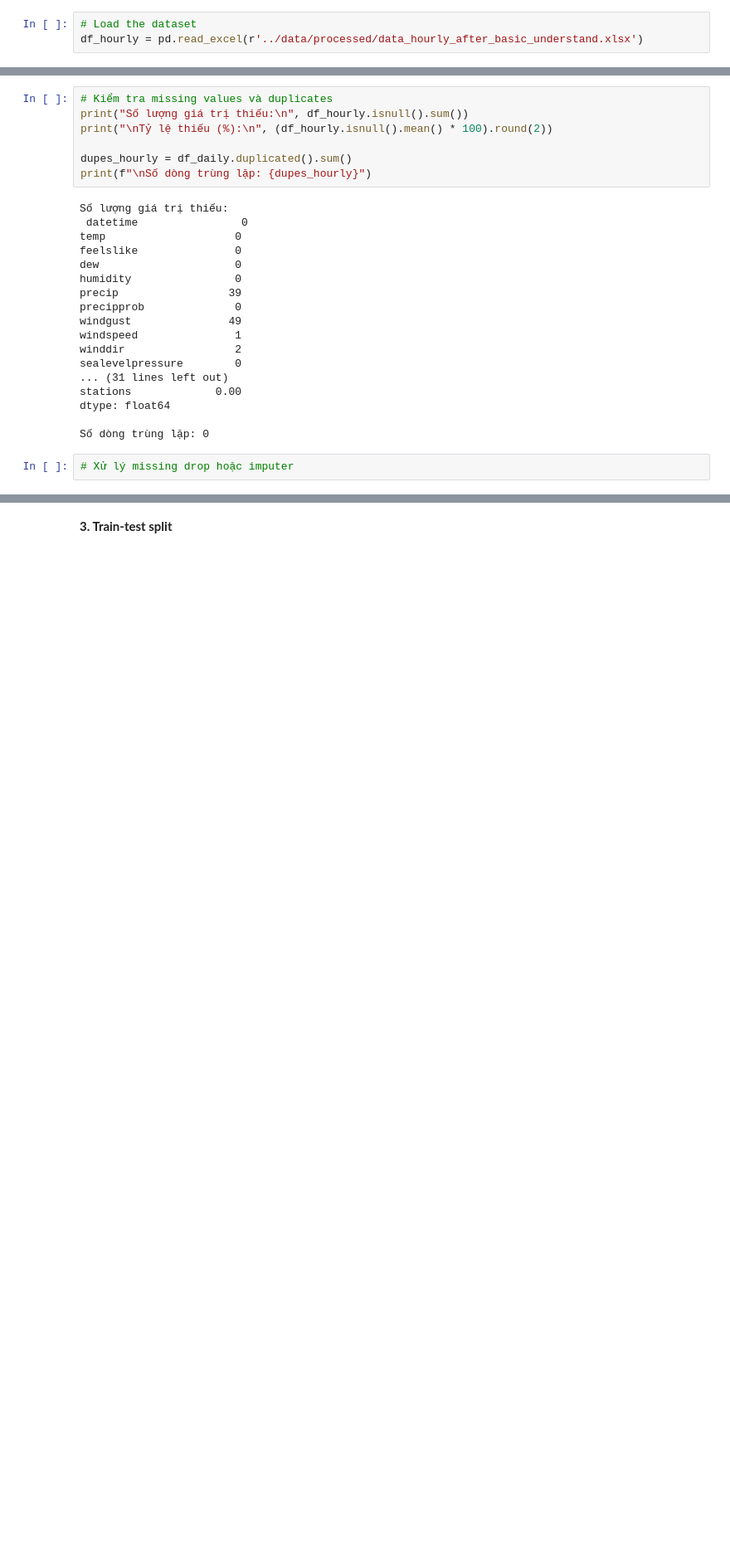
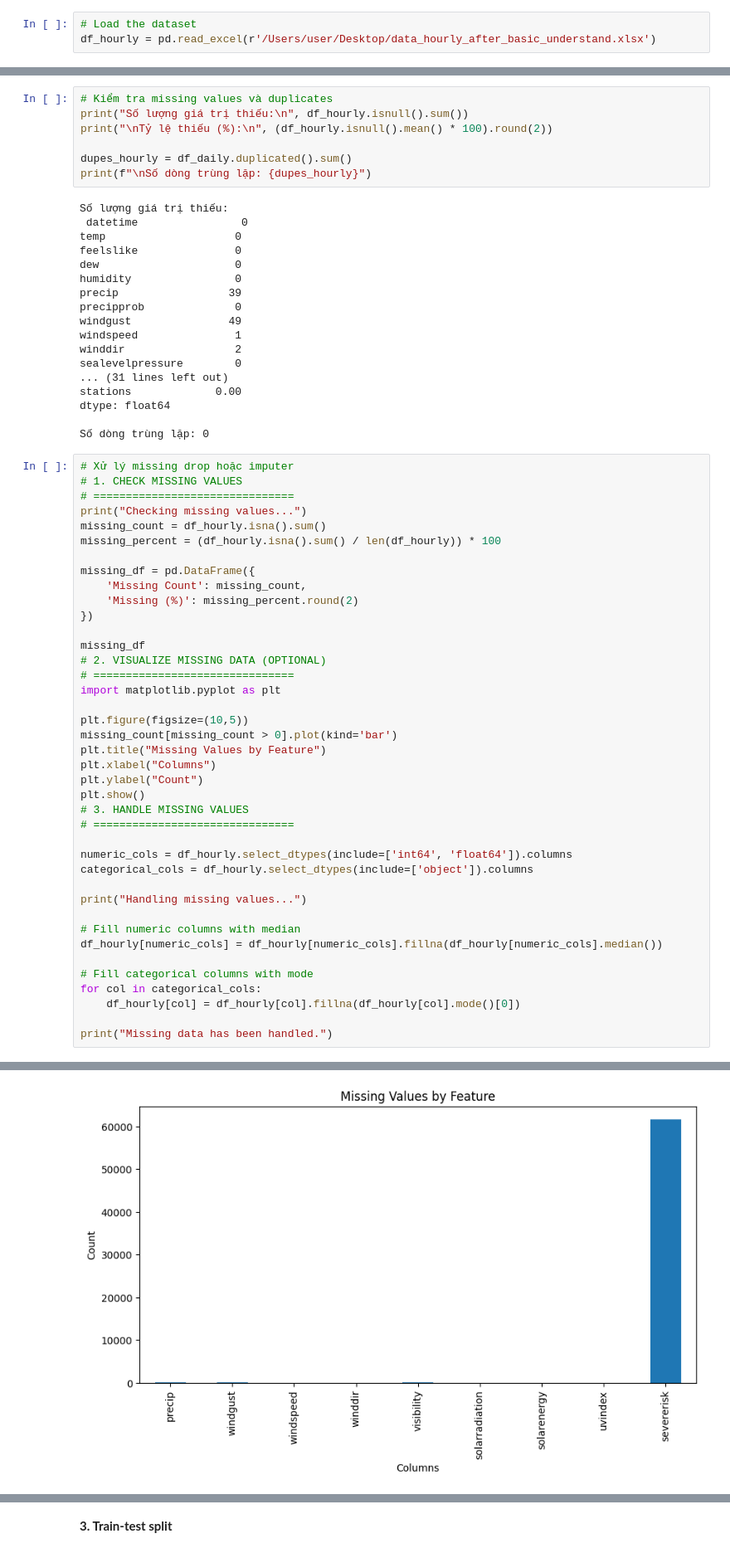
Before and after one commit to tungvoi38/Machine_Learning_Group_3, a Jupyter notebook: temperature_prediction_Hanoi/notebooks/02-data_processing.ipynb, the cells around one changed output, grey strips where cells are left out. Shown at 83% size. Drawn from its saved outputs; the diff is of its cells as text; blank space fills up the shorter version.

```diff
--- a/temperature_prediction_Hanoi/notebooks/02-data_processing.ipynb
+++ b/temperature_prediction_Hanoi/notebooks/02-data_processing.ipynb
@@ -583,7 +583,7 @@ Nếu bạn muốn điều chỉnh tham số (ví dụ `select_k`, `outlier_thre
 **1. Overview of Data after Data Understanding**
 # %%
 # Load the dataset
-df_hourly = pd.read_excel(r'../data/processed/data_hourly_after_basic_understand.xlsx')
+df_hourly = pd.read_excel(r'/Users/user/Desktop/data_hourly_after_basic_understand.xlsx')
 # %%
 # Xác định loại dữ liệu
 numerical_features = df_hourly.select_dtypes(include=['float64', 'int64']).columns.tolist()
@@ -623,3 +623,42 @@ dtype: float64
 Số dòng trùng lặp: 0
 # %%
 # Xử lý missing drop hoặc imputer
+# 1. CHECK MISSING VALUES
+# ===============================
+print("Checking missing values...")
+missing_count = df_hourly.isna().sum()
+missing_percent = (df_hourly.isna().sum() / len(df_hourly)) * 100
+
+missing_df = pd.DataFrame({
+    'Missing Count': missing_count,
+    'Missing (%)': missing_percent.round(2)
+})
+
+missing_df
+# 2. VISUALIZE MISSING DATA (OPTIONAL)
+# ===============================
+import matplotlib.pyplot as plt
+
+plt.figure(figsize=(10,5))
+missing_count[missing_count > 0].plot(kind='bar')
+plt.title("Missing Values by Feature")
+plt.xlabel("Columns")
+plt.ylabel("Count")
+plt.show()
+# 3. HANDLE MISSING VALUES
+# ===============================
+
+numeric_cols = df_hourly.select_dtypes(include=['int64', 'float64']).columns
+categorical_cols = df_hourly.select_dtypes(include=['object']).columns
+
+print("Handling missing values...")
+
+# Fill numeric columns with median
+df_hourly[numeric_cols] = df_hourly[numeric_cols].fillna(df_hourly[numeric_cols].median())
+
+# Fill categorical columns with mode
+for col in categorical_cols:
+    df_hourly[col] = df_hourly[col].fillna(df_hourly[col].mode()[0])
+
+print("Missing data has been handled.")
+# %% [output]
@@ -625,0 +666 @@ Số dòng trùng lặp: 0
+[figure, added]
```
Also changed, not shown: parts of 6 cells of this notebook.
